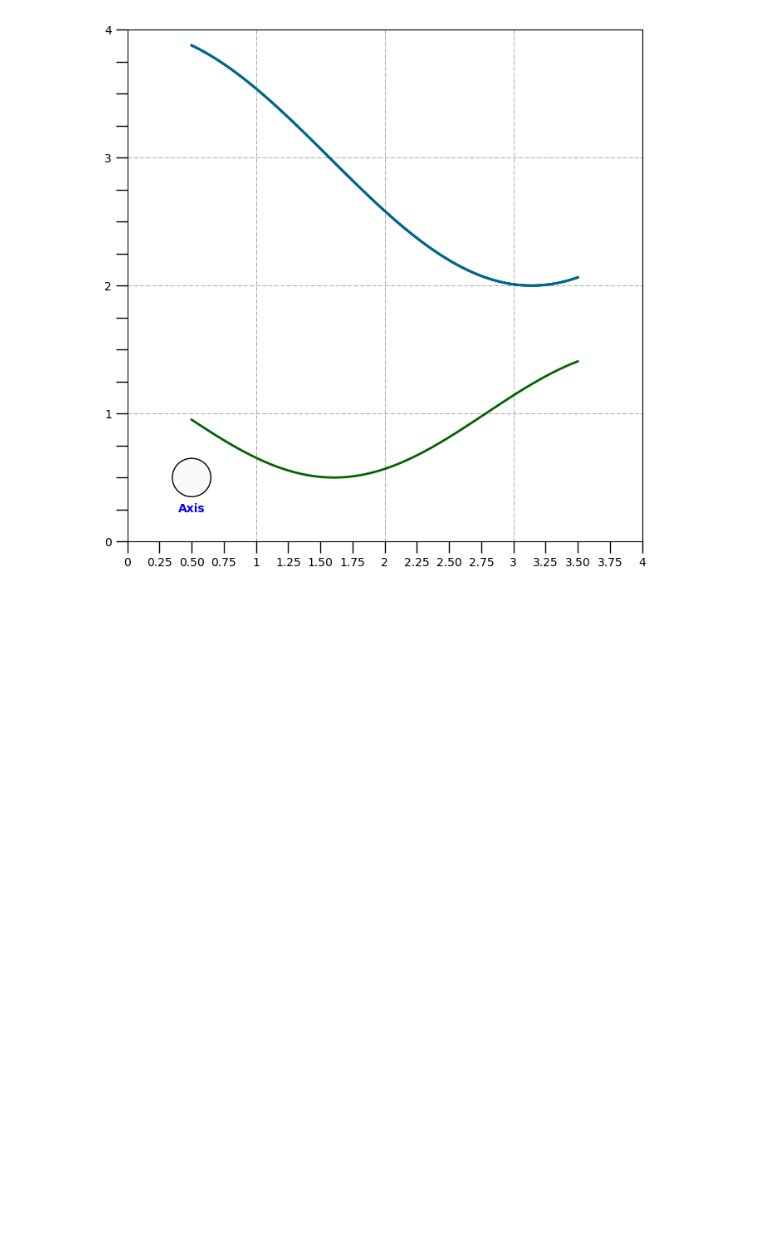
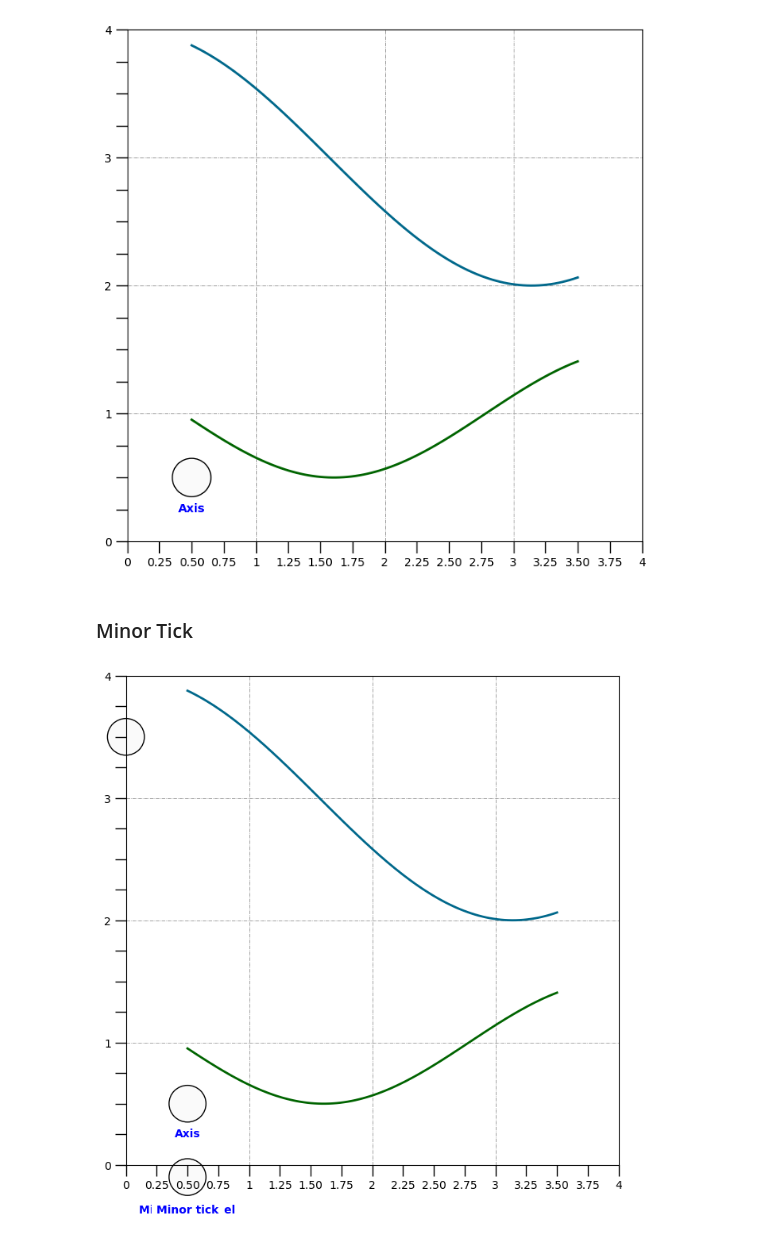
Before and after one commit to IA-ML-and-DL/JupyterNotebook, a Jupyter notebook: Matplotlib/S1C04 - Ticks de una gráfica.ipynb, the cells around one changed output. Cells and saved outputs as stored; diff of their text form; code cells hidden in the pictures; blank space fills up the shorter version.

```diff
--- a/Matplotlib/S1C04 - Ticks de una gráfica.ipynb
+++ b/Matplotlib/S1C04 - Ticks de una gráfica.ipynb
@@ -153,7 +153,7 @@ fig
 ## 6. Funciones y métodos para una gráfica
 # %%
 def addCircle(x, y):
-    c1 = Circle((x, y), 0.15, linewidth=1, edgecolor='black', facecolor=(0,0,0,0.02))
+    c1 = Circle((x, y), 0.15, linewidth=1, edgecolor='black', facecolor=(0,0,0,0.02), clip_on=False)
     ax.add_artist(c1)
 # %%
 def addText(x, y, text):
@@ -198,3 +198,13 @@ ax.plot(x, y2, c = (0,100/255,0),lw = 2, label="Señal Verde")
 fig
 # %% [output]
 [figure]
+# %% [markdown]
+### Minor Tick
+# %%
+addCircle(0.5, -0.1)
+addText(0.5, -0.32, 'Minor tick label')
+addCircle(0.0, 3.5)
+addText(0.5, -0.32, 'Minor tick')
+fig
+# %% [output]
+[figure, added]
```
Also changed, not shown: parts of 15 cells of this notebook.
